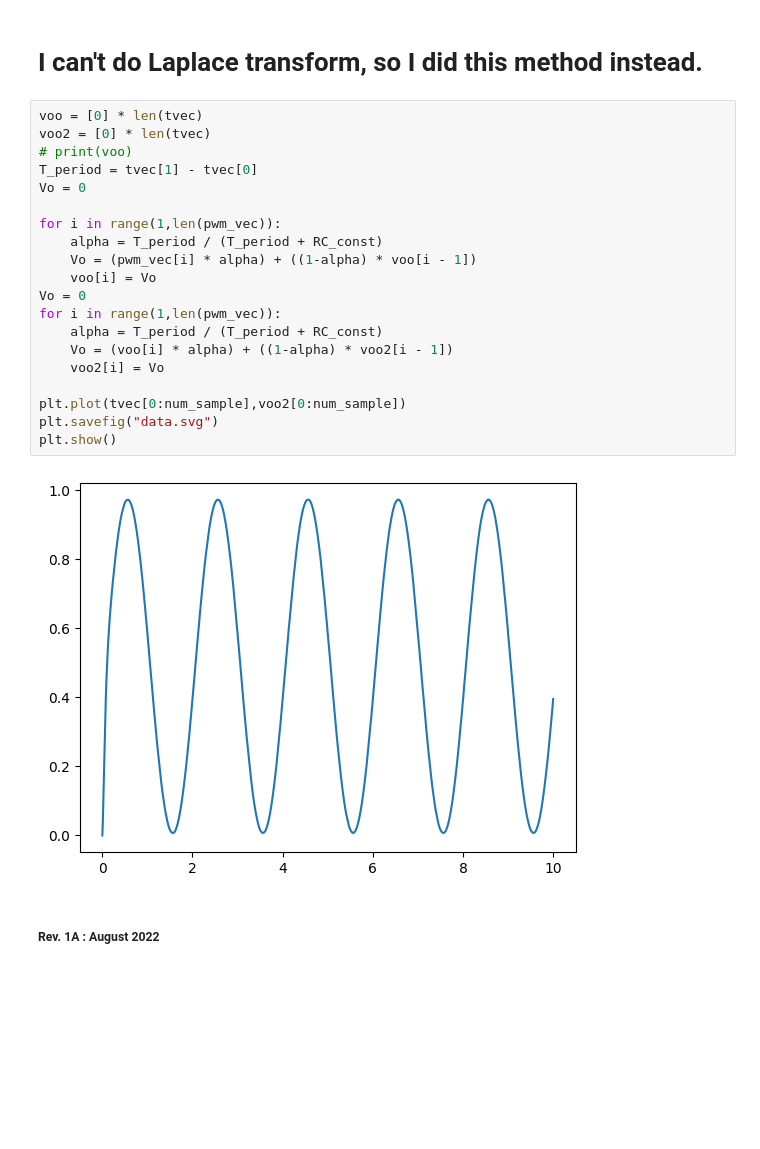
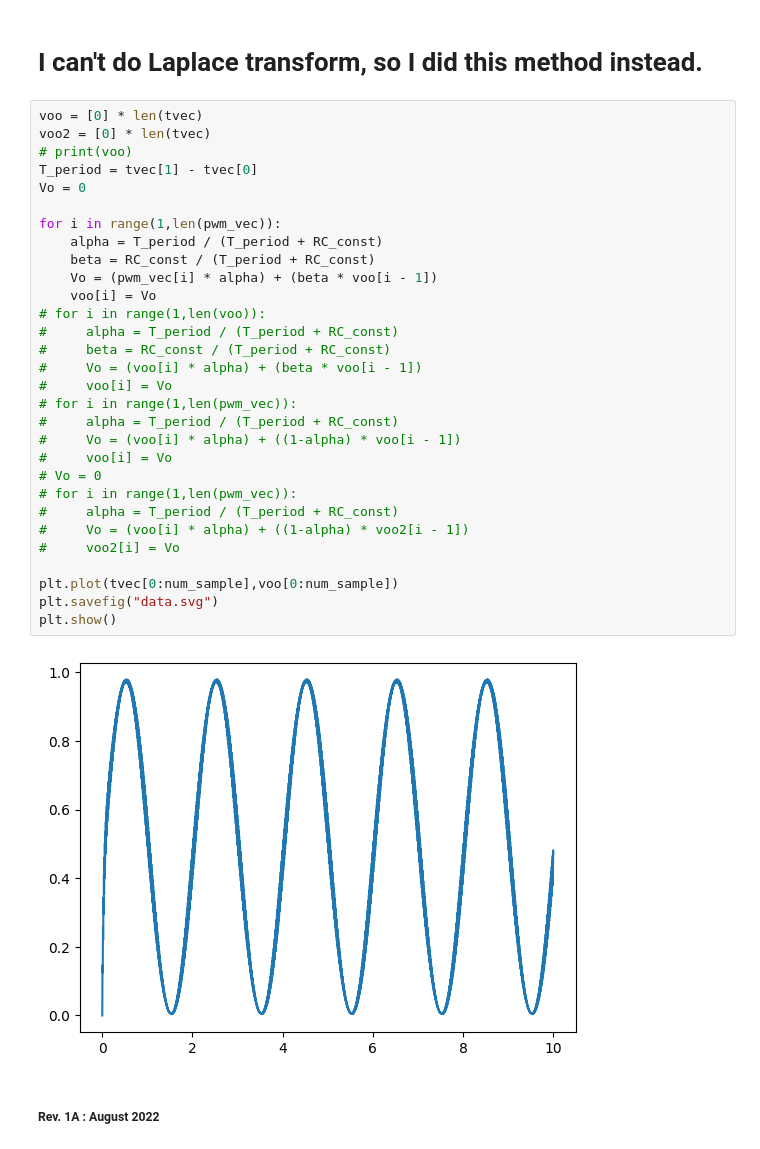
Before and after one commit to Bipoeman/rsp-signal-poc, a Jupyter notebook: IAI_IoT_hw2_6510552213.ipynb, the cells around one changed output. Drawn from its saved outputs; the diff is of its cells as text; blank space fills up the shorter version.

```diff
--- a/IAI_IoT_hw2_6510552213.ipynb
+++ b/IAI_IoT_hw2_6510552213.ipynb
@@ -138,24 +138,34 @@ num_sample = 250000
 # %%
 voo = [0] * len(tvec)
 voo2 = [0] * len(tvec)
 # print(voo)
 T_period = tvec[1] - tvec[0]
 Vo = 0
 
 for i in range(1,len(pwm_vec)):
     alpha = T_period / (T_period + RC_const)
-    Vo = (pwm_vec[i] * alpha) + ((1-alpha) * voo[i - 1])
+    beta = RC_const / (T_period + RC_const)
+    Vo = (pwm_vec[i] * alpha) + (beta * voo[i - 1])
     voo[i] = Vo
-Vo = 0
-for i in range(1,len(pwm_vec)):
-    alpha = T_period / (T_period + RC_const)
-    Vo = (voo[i] * alpha) + ((1-alpha) * voo2[i - 1])
-    voo2[i] = Vo
+# for i in range(1,len(voo)):
+#     alpha = T_period / (T_period + RC_const)
+#     beta = RC_const / (T_period + RC_const)
+#     Vo = (voo[i] * alpha) + (beta * voo[i - 1])
+#     voo[i] = Vo
+# for i in range(1,len(pwm_vec)):
+#     alpha = T_period / (T_period + RC_const)
+#     Vo = (voo[i] * alpha) + ((1-alpha) * voo[i - 1])
+#     voo[i] = Vo
+# Vo = 0
+# for i in range(1,len(pwm_vec)):
+#     alpha = T_period / (T_period + RC_const)
+#     Vo = (voo[i] * alpha) + ((1-alpha) * voo2[i - 1])
+#     voo2[i] = Vo
 
-plt.plot(tvec[0:num_sample],voo2[0:num_sample])
+plt.plot(tvec[0:num_sample],voo[0:num_sample])
 plt.savefig("data.svg")
 plt.show()
 # %% [output]
-[figure, old version]
+[figure, new version]
 # %% [markdown]
 ##### Rev. 1A : August 2022
```
Also changed, not shown: 25 other files.
